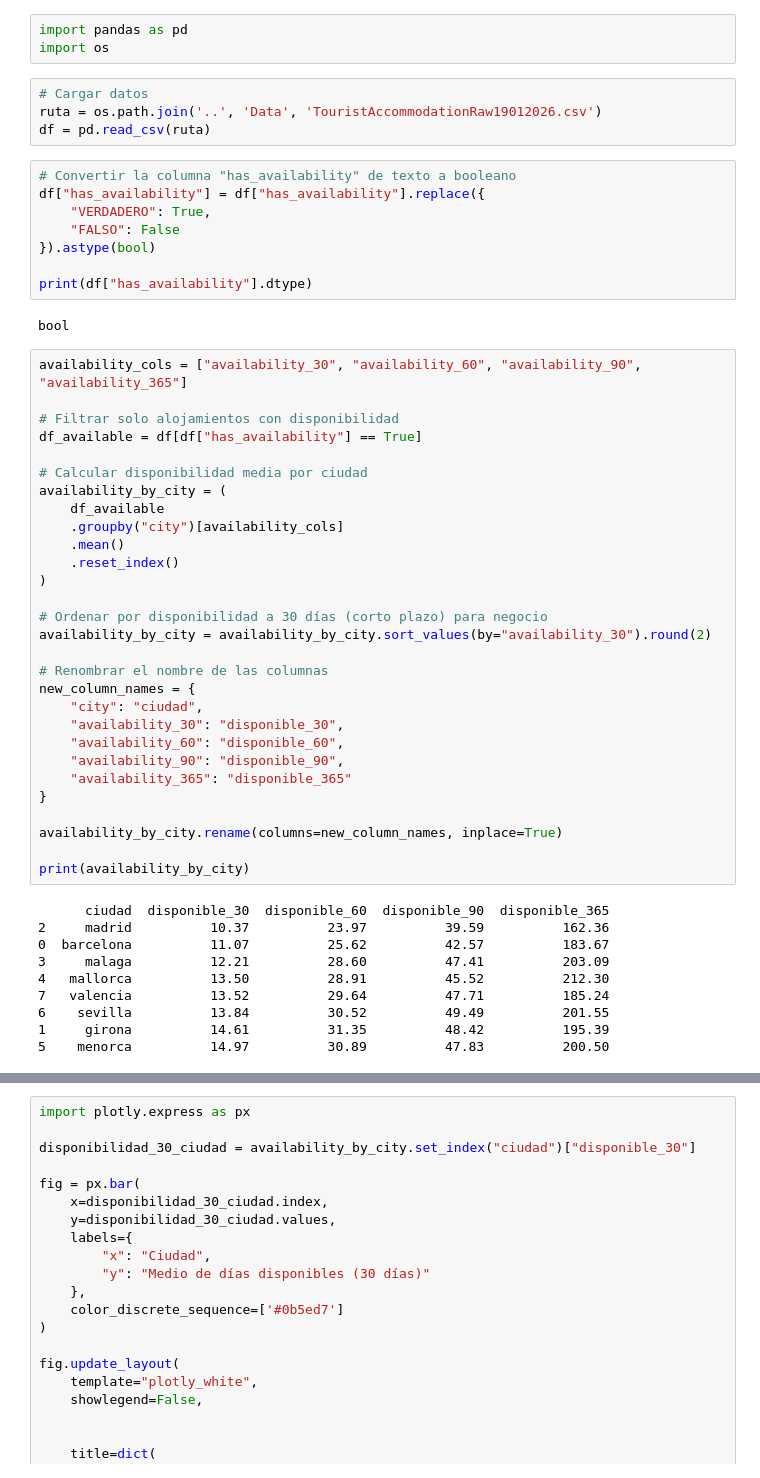
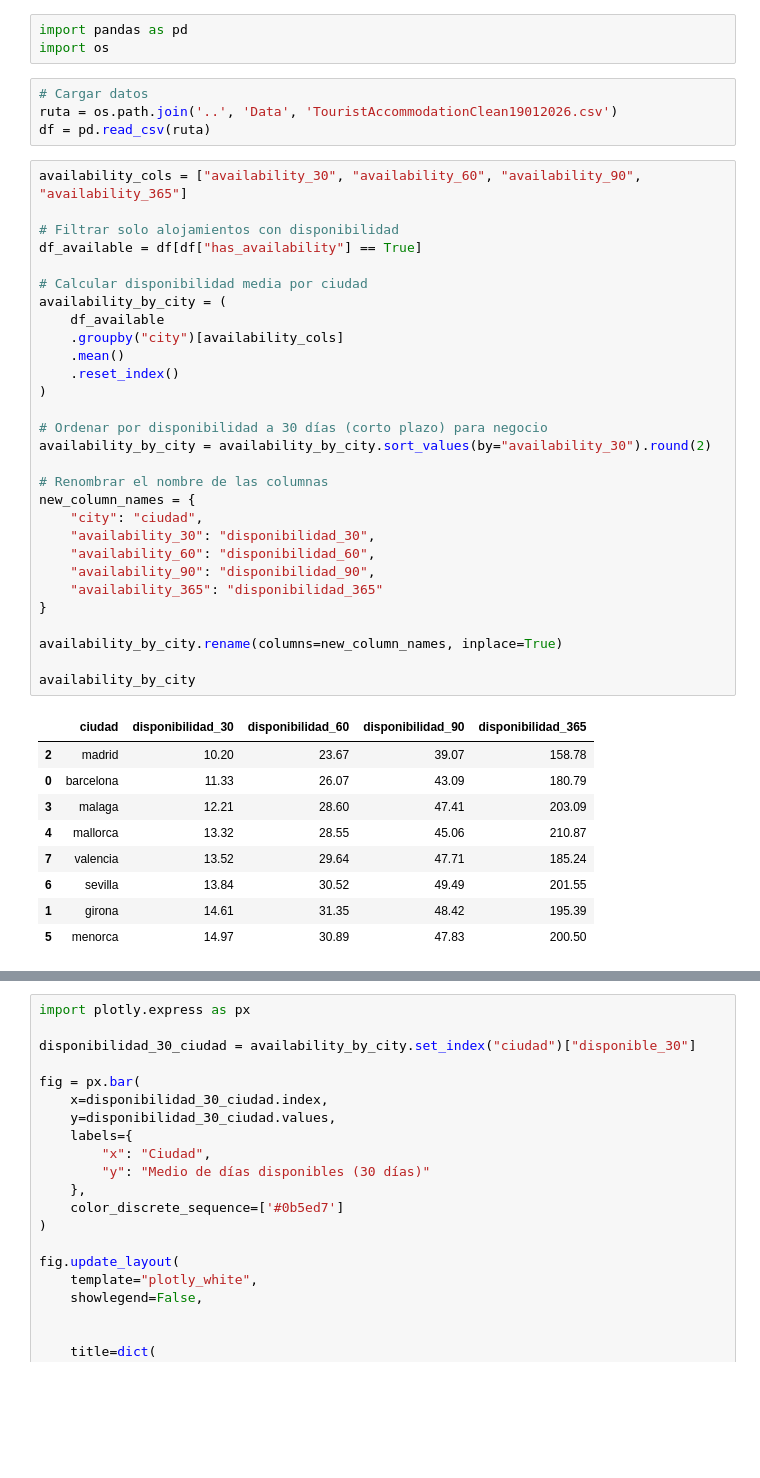
Before and after one commit to esrakesken/turismo-espana-it-academy, a Jupyter notebook: Scripts/AnalisisOperaciones19012026.ipynb, the cells around one changed output, grey strips where cells are left out. Cells and saved outputs as stored; diff of their text form; blank space fills up the shorter version.

```diff
--- a/Scripts/AnalisisOperaciones19012026.ipynb
+++ b/Scripts/AnalisisOperaciones19012026.ipynb
@@ -7,56 +7,46 @@ import pandas as pd
 import os
 # %%
 # Cargar datos
-ruta = os.path.join('..', 'Data', 'TouristAccommodationRaw19012026.csv')
+ruta = os.path.join('..', 'Data', 'TouristAccommodationClean19012026.csv')
 df = pd.read_csv(ruta)
-# %%
-# Convertir la columna "has_availability" de texto a booleano
-df["has_availability"] = df["has_availability"].replace({
-    "VERDADERO": True,
-    "FALSO": False
-}).astype(bool)
-
-print(df["has_availability"].dtype)
-# %% [output]
-bool
 # %%
 availability_cols = ["availability_30", "availability_60", "availability_90", "availability_365"]
 
 # Filtrar solo alojamientos con disponibilidad
 df_available = df[df["has_availability"] == True]
 
 # Calcular disponibilidad media por ciudad
 availability_by_city = (
     df_available
     .groupby("city")[availability_cols]
     .mean()
     .reset_index()
 )
 
 # Ordenar por disponibilidad a 30 días (corto plazo) para negocio
 availability_by_city = availability_by_city.sort_values(by="availability_30").round(2)
 
 # Renombrar el nombre de las columnas
 new_column_names = {
     "city": "ciudad",
-    "availability_30": "disponible_30",
-    "availability_60": "disponible_60",
-    "availability_90": "disponible_90",
-    "availability_365": "disponible_365"
+    "availability_30": "disponibilidad_30",
+    "availability_60": "disponibilidad_60",
+    "availability_90": "disponibilidad_90",
+    "availability_365": "disponibilidad_365"
 }
 
 availability_by_city.rename(columns=new_column_names, inplace=True)
 
-print(availability_by_city)
+availability_by_city
 # %% [output]
-      ciudad  disponible_30  disponible_60  disponible_90  disponible_365
-2     madrid          10.37          23.97          39.59          162.36
-0  barcelona          11.07          25.62          42.57          183.67
-3     malaga          12.21          28.60          47.41          203.09
-4   mallorca          13.50          28.91          45.52          212.30
-7   valencia          13.52          29.64          47.71          185.24
-6    sevilla          13.84          30.52          49.49          201.55
-1     girona          14.61          31.35          48.42          195.39
-5    menorca          14.97          30.89          47.83          200.50
+|  | ciudad | disponibilidad_30 | disponibilidad_60 | disponibilidad_90 | disponibilidad_365 |
+| 2 | madrid | 10.20 | 23.67 | 39.07 | 158.78 |
+| 0 | barcelona | 11.33 | 26.07 | 43.09 | 180.79 |
+| 3 | malaga | 12.21 | 28.60 | 47.41 | 203.09 |
+| 4 | mallorca | 13.32 | 28.55 | 45.06 | 210.87 |
+| 7 | valencia | 13.52 | 29.64 | 47.71 | 185.24 |
+| 6 | sevilla | 13.84 | 30.52 | 49.49 | 201.55 |
+| 1 | girona | 14.61 | 31.35 | 48.42 | 195.39 |
+| 5 | menorca | 14.97 | 30.89 | 47.83 | 200.50 |
 # %%
 import plotly.express as px
```
Also changed, not shown: parts of 1 cell of this notebook.
